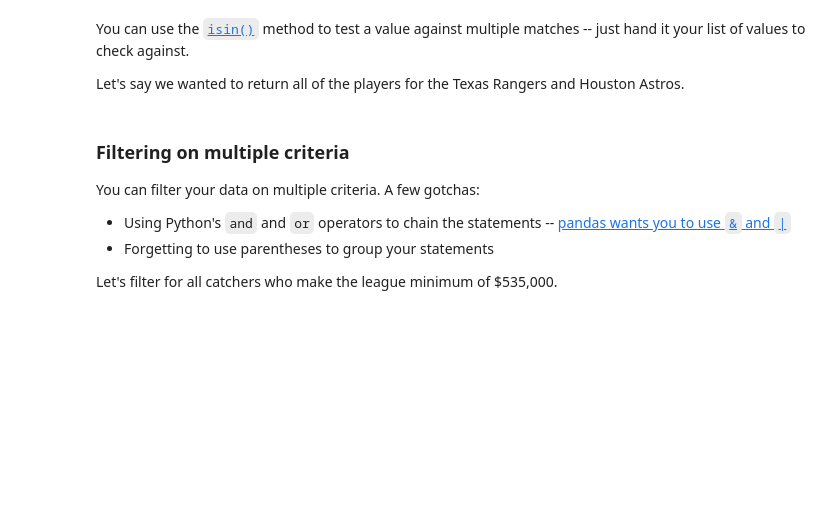
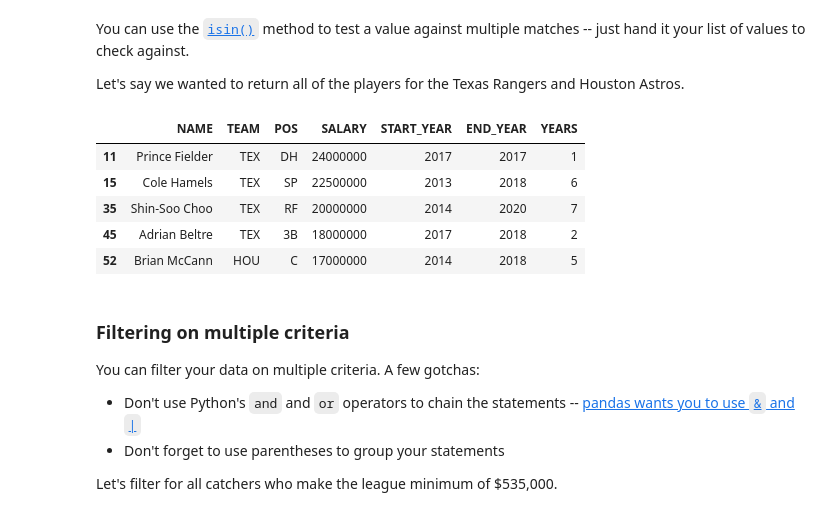
Before and after one commit to cjwinchester/ire-2018-python-for-data-analysis, a Jupyter notebook: appendix/Filtering columns and rows in pandas.ipynb, the cells around one changed output. Cells and saved outputs as stored; diff of their text form; code cells hidden in the pictures; blank space fills up the shorter version.

```diff
--- a/appendix/Filtering columns and rows in pandas.ipynb
+++ b/appendix/Filtering columns and rows in pandas.ipynb
@@ -60,13 +102,20 @@ Let's say we wanted to return all of the players for the Texas Rangers and Houst
 # %%
 tx = df[df['TEAM'].isin(['TEX', 'HOU'])]
 # %%
-tx
+tx.head()
+# %% [output]
+|  | NAME | TEAM | POS | SALARY | START_YEAR | END_YEAR | YEARS |
+| 11 | Prince Fielder | TEX | DH | 24000000 | 2017 | 2017 | 1 |
+| 15 | Cole Hamels | TEX | SP | 22500000 | 2013 | 2018 | 6 |
+| 35 | Shin-Soo Choo | TEX | RF | 20000000 | 2014 | 2020 | 7 |
+| 45 | Adrian Beltre | TEX | 3B | 18000000 | 2017 | 2018 | 2 |
+| 52 | Brian McCann | HOU | C | 17000000 | 2014 | 2018 | 5 |
 # %% [markdown]
 ### Filtering on multiple criteria
 
 You can filter your data on multiple criteria. A few gotchas:
-- Using Python's `and` and `or` operators to chain the statements -- [pandas wants you to use `&` and `|`](https://pandas.pydata.org/pandas-docs/version/0.22/indexing.html#boolean-indexing)
-- Forgetting to use parentheses to group your statements
+- Don't use Python's `and` and `or` operators to chain the statements -- [pandas wants you to use `&` and `|`](https://pandas.pydata.org/pandas-docs/version/0.22/indexing.html#boolean-indexing)
+- Don't forget to use parentheses to group your statements
 
 Let's filter for all catchers who make the league minimum of $535,000.
 # %%
```
Also changed, not shown: parts of 13 cells of this notebook, 5 other files.
